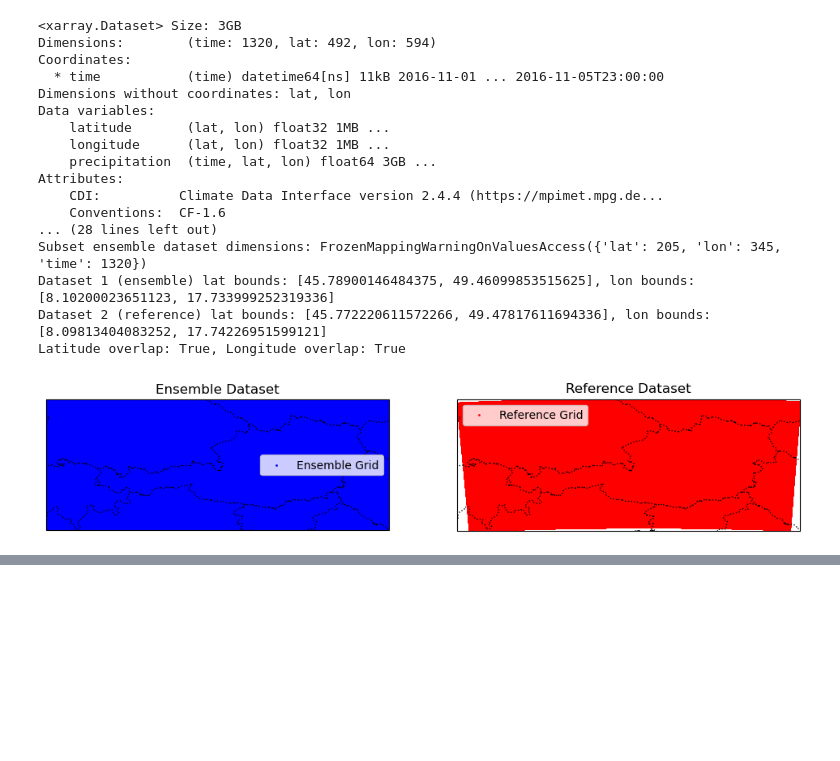
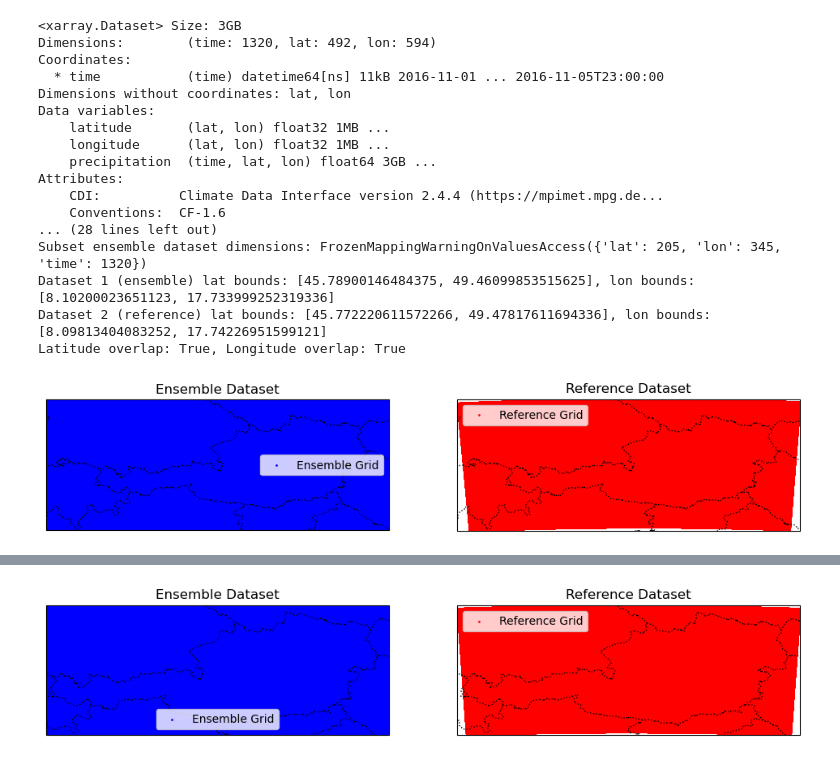
Before and after one commit to laroith/ARA_analysis, a Jupyter notebook: notebooks/spatial_alignment_test.ipynb, the cells around one changed output, grey strips where cells are left out. Cells and saved outputs as stored; diff of their text form; code cells hidden in the pictures; blank space fills up the shorter version.

```diff
--- a/notebooks/spatial_alignment_test.ipynb
+++ b/notebooks/spatial_alignment_test.ipynb
@@ -115,3 +115,102 @@ Dataset 1 (ensemble) lat bounds: [45.78900146484375, 49.46099853515625], lon bou
 Dataset 2 (reference) lat bounds: [45.772220611572266, 49.47817611694336], lon bounds: [8.09813404083252, 17.74226951599121]
 Latitude overlap: True, Longitude overlap: True
 [figure]
+# %%
+import xarray as xr
+import matplotlib.pyplot as plt
+import numpy as np
+import cartopy.crs as ccrs
+import cartopy.feature as cfeature
+import sys
+
+sys.path.append("../data_loading")  # Ensure we can import from the scripts directory
+from subset_region import get_reference_extent, subset_dataset_old
+
+# Load datasets
+ensemble_ds = xr.open_dataset("../data/testdata_prec_201611_short.nc")
+reference_ds = xr.open_dataset("../data/SPARTACUS2-DAILY_RR_2016.nc")
+
+# Inspect the datasets
+print(ensemble_ds)
+print(reference_ds)
+
+# Get reference dataset bounds
+ref_bounds = get_reference_extent(reference_ds)
+print(f"Reference dataset bounds: {ref_bounds}")
+
+# Subset the ensemble dataset to match reference domain
+ensemble_subset = subset_dataset_old(ensemble_ds, bounds=ref_bounds)
+print(f"Subset ensemble dataset dimensions: {ensemble_subset.dims}")
+
+# Save the subset dataset (for further testing)
+ensemble_subset.to_netcdf("../data/test_subset_ensemble.nc")
+
+# =======================
+# 📌 Check if grids align
+# =======================
+
+def check_grid_alignment(ds1, ds2, lat_var1="latitude", lon_var1="longitude", lat_var2="lat", lon_var2="lon"):
+    """
+    Check if the latitude/longitude grids of two datasets overlap.
+
+    Args:
+        ds1 (xarray.Dataset): First dataset (e.g., ensemble dataset).
+        ds2 (xarray.Dataset): Second dataset (e.g., reference dataset).
+        lat_var1, lon_var1 (str): Latitude and longitude variable names in ds1.
+        lat_var2, lon_var2 (str): Latitude and longitude variable names in ds2.
+
+    Returns:
+        bool: True if grids overlap, False otherwise.
+    """
+
+    # Extract min/max lat/lon from both datasets
+    lat_min_1, lat_max_1 = ds1[lat_var1].min().values, ds1[lat_var1].max().values
+    lon_min_1, lon_max_1 = ds1[lon_var1].min().values, ds1[lon_var1].max().values
+
+    lat_min_2, lat_max_2 = ds2[lat_var2].min().values, ds2[lat_var2].max().values
+    lon_min_2, lon_max_2 = ds2[lon_var2].min().values, ds2[lon_var2].max().values
+
+    # Print the extracted bounds for debugging
+    print(f"Dataset 1 (ensemble) lat bounds: [{lat_min_1}, {lat_max_1}], lon bounds: [{lon_min_1}, {lon_max_1}]")
+    print(f"Dataset 2 (reference) lat bounds: [{lat_min_2}, {lat_max_2}], lon bounds: [{lon_min_2}, {lon_max_2}]")
+
+    # Check if lat/lon ranges overlap
+    lat_overlap = (lat_min_1 <= lat_max_2) and (lat_max_1 >= lat_min_2)
+    lon_overlap = (lon_min_1 <= lon_max_2) and (lon_max_1 >= lon_min_2)
+
+    print(f"Latitude overlap: {lat_overlap}, Longitude overlap: {lon_overlap}")
+
+    return lat_overlap and lon_overlap
+
+grid_matches = check_grid_alignment(ensemble_subset, reference_ds)
+
+# ============================
+# 📌 Visualization of Alignment
+# ============================
+
+def plot_spatial_coverage(ds1, ds2, title1="Ensemble Dataset", title2="Reference Dataset"):
+    """Plot the spatial coverage of two datasets."""
+    fig, axes = plt.subplots(1, 2, figsize=(12, 6), subplot_kw={"projection": ccrs.PlateCarree()})
+
+    # Plot dataset 1 (Ensemble)
+    ax1 = axes[0]
+    ax1.set_title(title1)
+    ax1.set_extent([ds1.longitude.min(), ds1.longitude.max(), ds1.latitude.min(), ds1.latitude.max()])
+    ax1.add_feature(cfeature.BORDERS, linestyle=":")
+    ax1.add_feature(cfeature.COASTLINE)
+    ax1.scatter(ds1.longitude, ds1.latitude, s=1, c="blue", label="Ensemble Grid")
+    ax1.legend()
+
+    # Plot dataset 2 (Reference)
+    ax2 = axes[1]
+    ax2.set_title(title2)
+    ax2.set_extent([ds2.lon.min(), ds2.lon.max(), ds2.lat.min(), ds2.lat.max()])
+    ax2.add_feature(cfeature.BORDERS, linestyle=":")
+    ax2.add_feature(cfeature.COASTLINE)
+    ax2.scatter(ds2.lon, ds2.lat, s=1, c="red", label="Reference Grid")
+    ax2.legend()
+
+    plt.show()
+
+plot_spatial_coverage(ensemble_subset, reference_ds)
+# %% [output]
@@ -117,0 +234 @@ Latitude overlap: True, Longitude overlap: True
+[figure, added]
```
Also changed, not shown: parts of 2 cells of this notebook, 4 other files.
